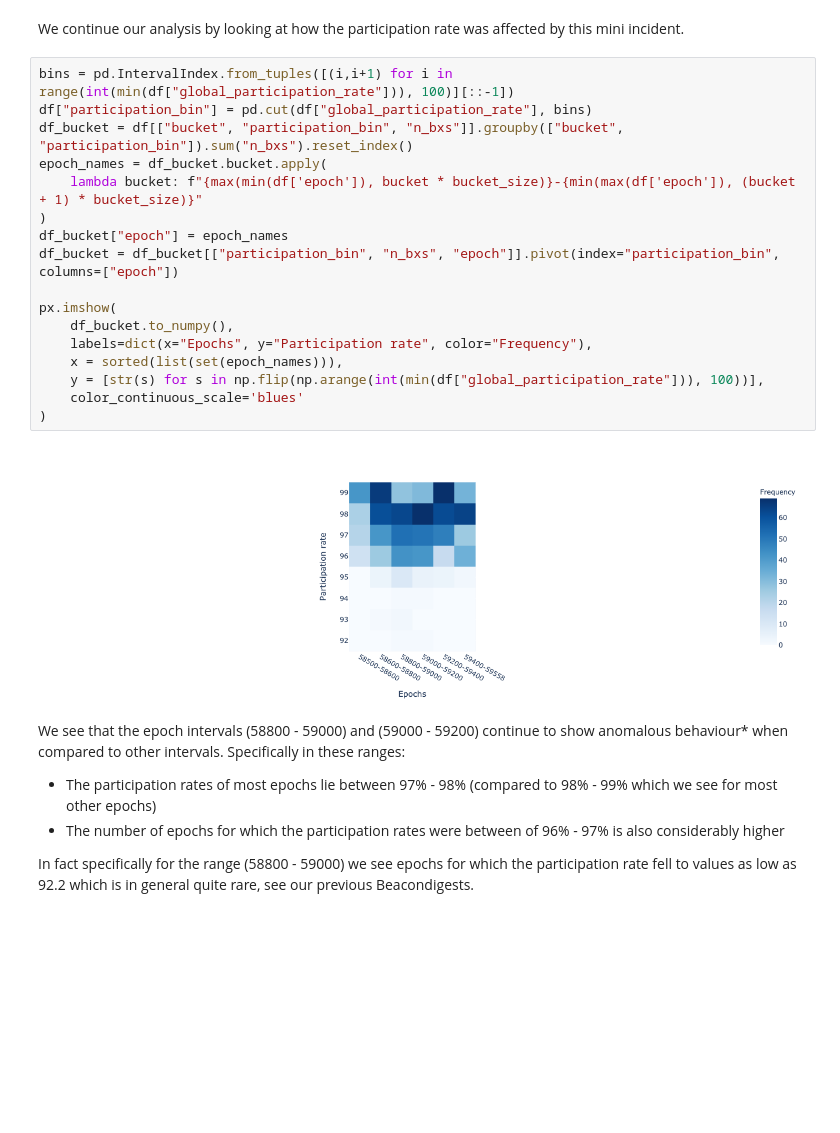
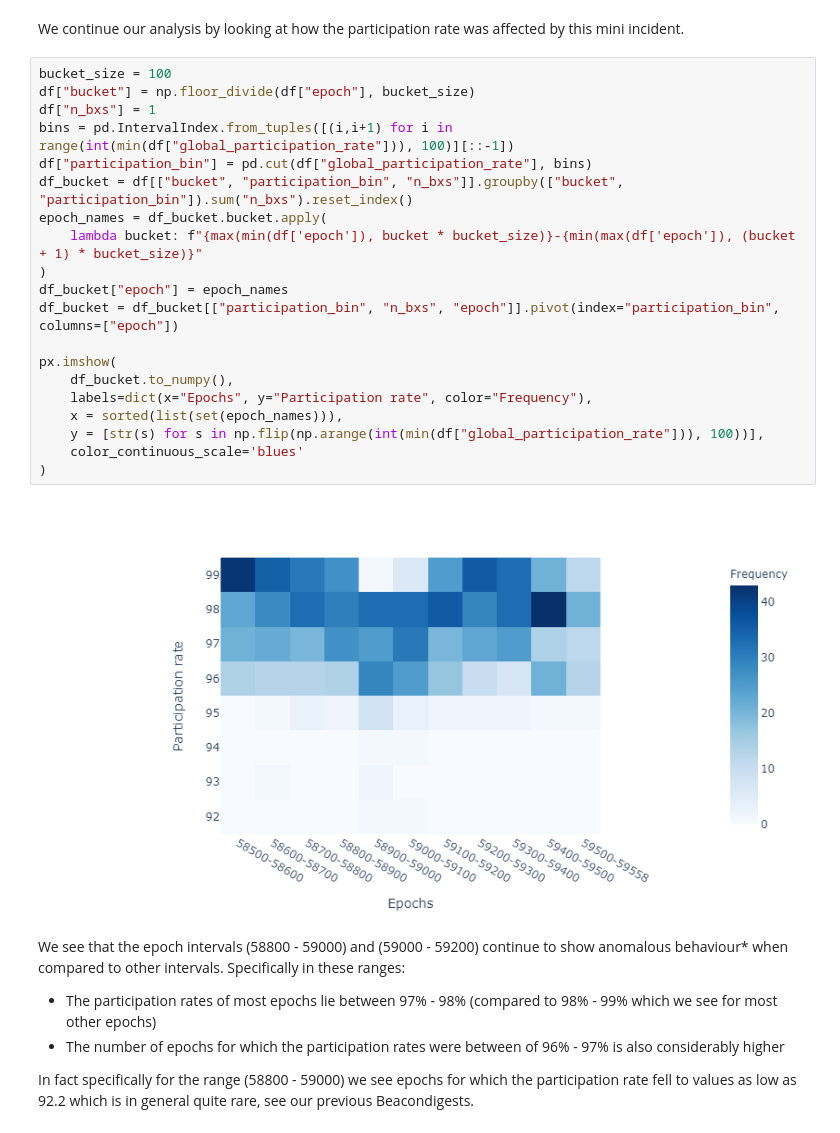
Before and after one commit to SHSR2001/beacondigest, a Jupyter notebook: notebooks/2021/08/23/beacon_incident.ipynb, the cells around one changed output. Saved outputs shown, nothing was run; the diff lists cells and outputs as text; blank space fills up the shorter version.

```diff
--- a/notebooks/2021/08/23/beacon_incident.ipynb
+++ b/notebooks/2021/08/23/beacon_incident.ipynb
@@ -227,24 +227,27 @@ When we plot the orphaned block counts in intervals of 200 epochs, we can clearl
 # %% [markdown]
 We continue our analysis by looking at how the participation rate was affected by this mini incident.
 # %%
+bucket_size = 100
+df["bucket"] = np.floor_divide(df["epoch"], bucket_size)
+df["n_bxs"] = 1
 bins = pd.IntervalIndex.from_tuples([(i,i+1) for i in range(int(min(df["global_participation_rate"])), 100)][::-1])
 df["participation_bin"] = pd.cut(df["global_participation_rate"], bins)
 df_bucket = df[["bucket", "participation_bin", "n_bxs"]].groupby(["bucket", "participation_bin"]).sum("n_bxs").reset_index()
 epoch_names = df_bucket.bucket.apply(
     lambda bucket: f"{max(min(df['epoch']), bucket * bucket_size)}-{min(max(df['epoch']), (bucket + 1) * bucket_size)}"
 )
 df_bucket["epoch"] = epoch_names
 df_bucket = df_bucket[["participation_bin", "n_bxs", "epoch"]].pivot(index="participation_bin", columns=["epoch"])
 
 px.imshow(
     df_bucket.to_numpy(),
     labels=dict(x="Epochs", y="Participation rate", color="Frequency"),
     x = sorted(list(set(epoch_names))),
     y = [str(s) for s in np.flip(np.arange(int(min(df["global_participation_rate"])), 100))],
     color_continuous_scale='blues'
 )
 # %% [output]
-[figure, old version]
+[figure, new version]
 # %% [markdown]
 We see that the epoch intervals (58800 - 59000) and (59000 - 59200) continue to show anomalous behaviour* when compared to other intervals. Specifically in these ranges:
 
```
Also changed, not shown: parts of 9 cells of this notebook, 1 other file.
